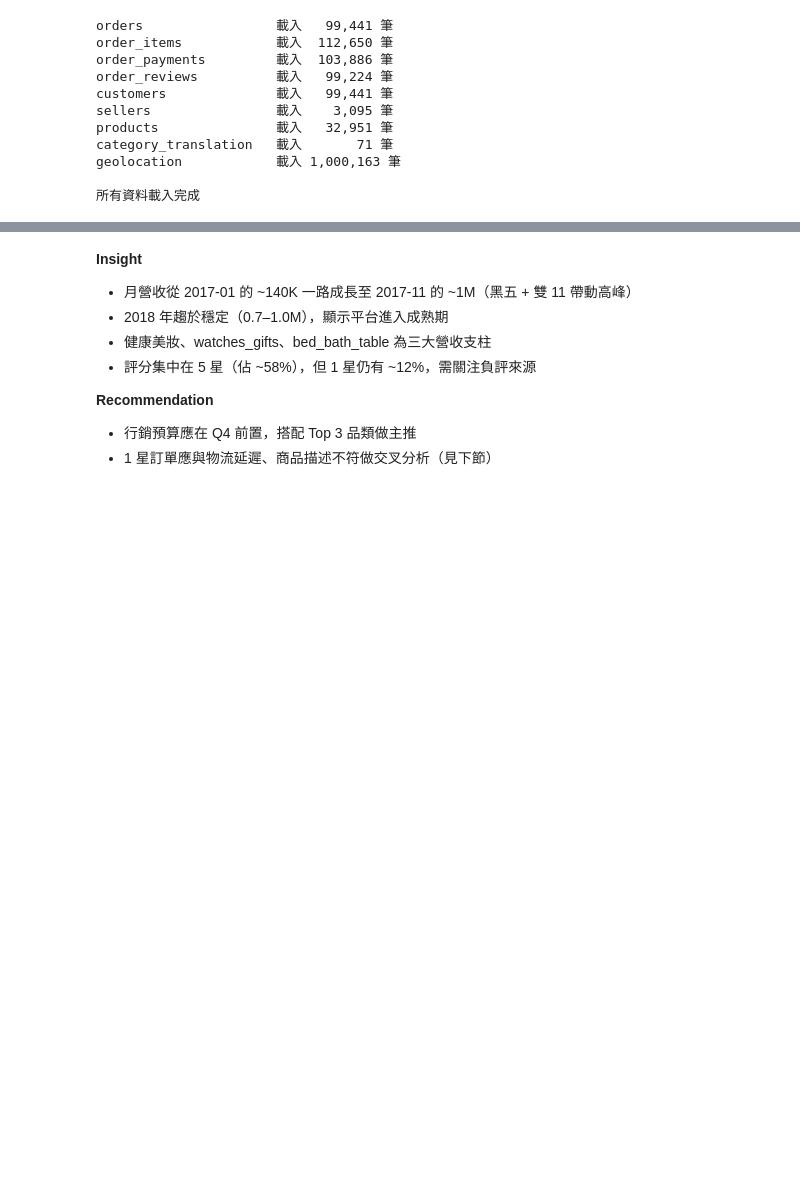
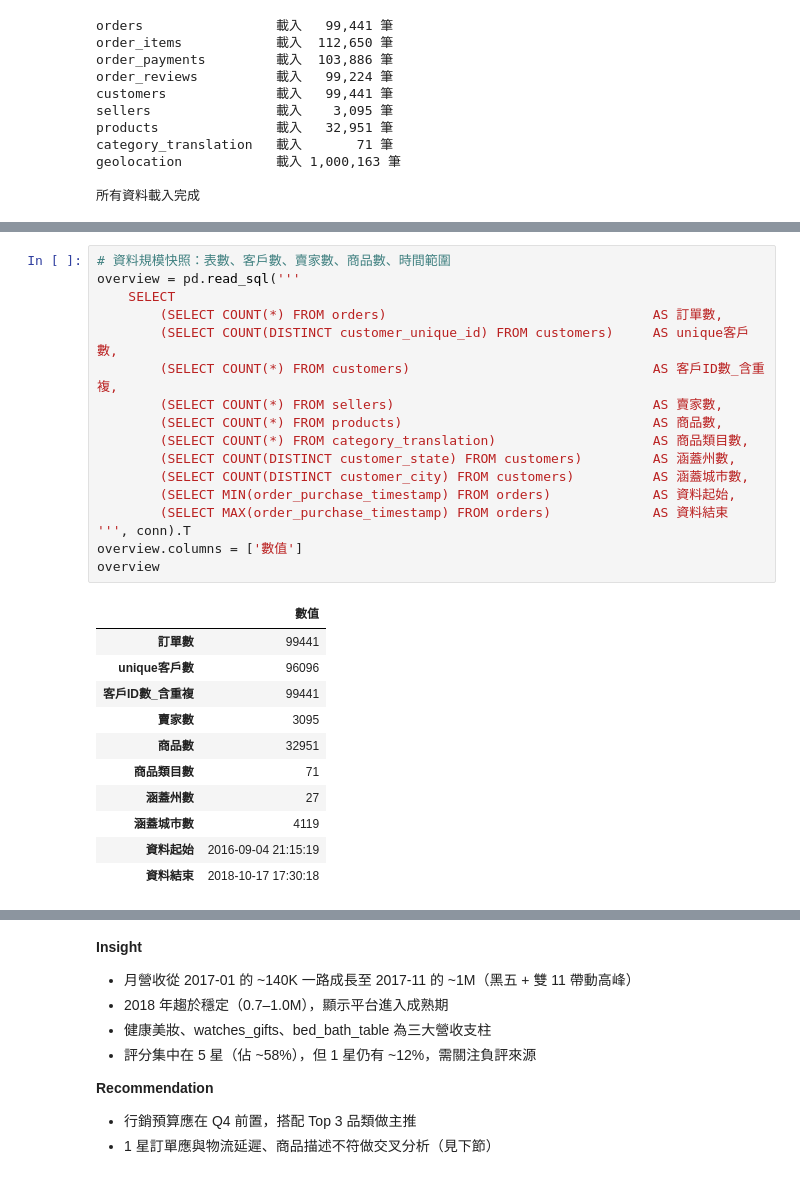
Before and after one commit to kengkeng44/olist-project, a Jupyter notebook: notebook/olist.ipynb, the cells around one changed output, grey strips where cells are left out. Saved outputs shown, nothing was run; the diff lists cells and outputs as text; blank space fills up the shorter version.

```diff
--- a/notebook/olist.ipynb
+++ b/notebook/olist.ipynb
@@ -71,0 +81,29 @@ geolocation            載入 1,000,163 筆
+# %%
+# 資料規模快照：表數、客戶數、賣家數、商品數、時間範圍
+overview = pd.read_sql('''
+    SELECT
+        (SELECT COUNT(*) FROM orders)                                  AS 訂單數,
+        (SELECT COUNT(DISTINCT customer_unique_id) FROM customers)     AS unique客戶數,
+        (SELECT COUNT(*) FROM customers)                               AS 客戶ID數_含重複,
+        (SELECT COUNT(*) FROM sellers)                                 AS 賣家數,
+        (SELECT COUNT(*) FROM products)                                AS 商品數,
+        (SELECT COUNT(*) FROM category_translation)                    AS 商品類目數,
+        (SELECT COUNT(DISTINCT customer_state) FROM customers)         AS 涵蓋州數,
+        (SELECT COUNT(DISTINCT customer_city) FROM customers)          AS 涵蓋城市數,
+        (SELECT MIN(order_purchase_timestamp) FROM orders)             AS 資料起始,
+        (SELECT MAX(order_purchase_timestamp) FROM orders)             AS 資料結束
+''', conn).T
+overview.columns = ['數值']
+overview
+# %% [output]
+|  | 數值 |
+| 訂單數 | 99441 |
+| unique客戶數 | 96096 |
+| 客戶ID數_含重複 | 99441 |
+| 賣家數 | 3095 |
+| 商品數 | 32951 |
+| 商品類目數 | 71 |
+| 涵蓋州數 | 27 |
+| 涵蓋城市數 | 4119 |
+| 資料起始 | 2016-09-04 21:15:19 |
+| 資料結束 | 2018-10-17 17:30:18 |
```
Also changed, not shown: parts of 10 cells of this notebook, 4 other files.
